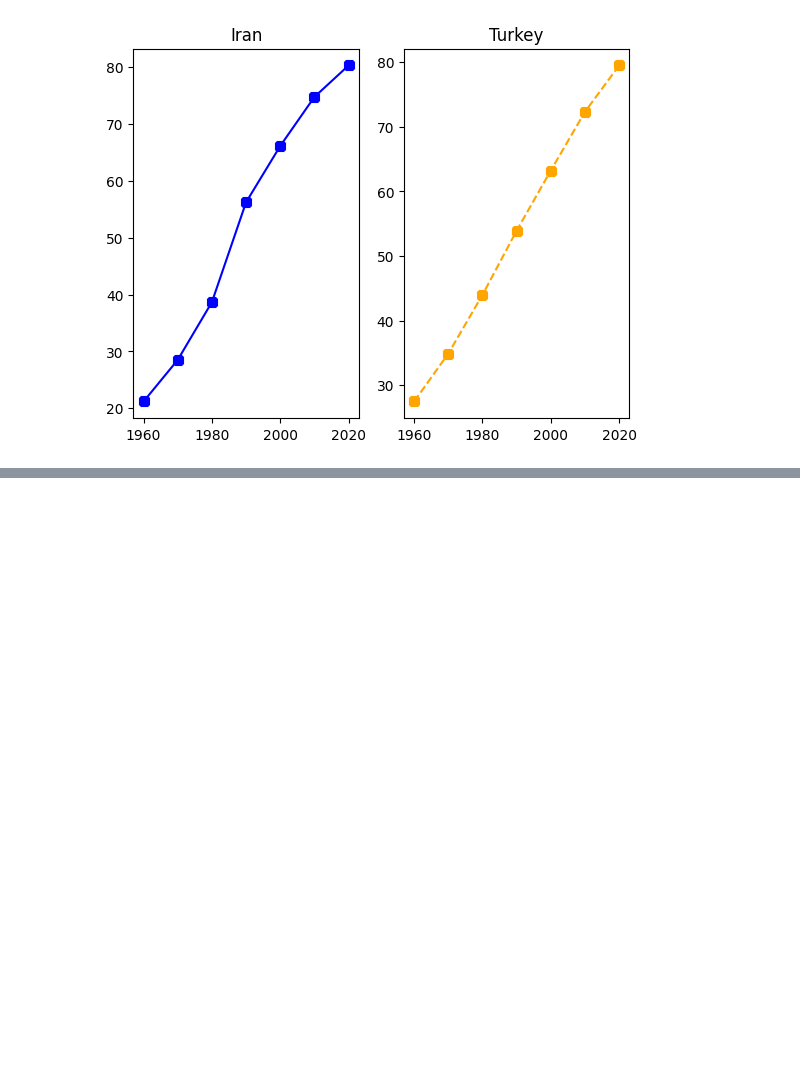
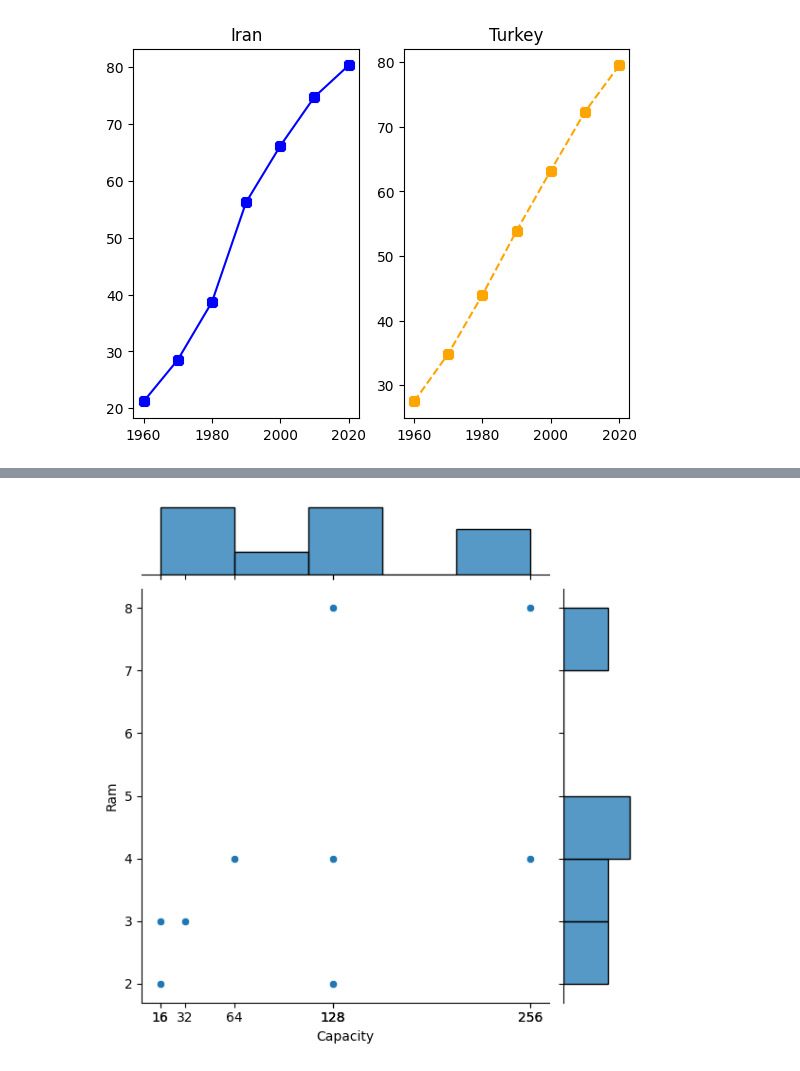
Before and after one commit to docroch/learning-data-science, a Jupyter notebook: data-understanding/data-visualization/plt-sns.ipynb, the cells around one changed output, grey strips where cells are left out. Cells and saved outputs as stored; diff of their text form; code cells hidden in the pictures; blank space fills up the shorter version.

```diff
--- a/data-understanding/data-visualization/plt-sns.ipynb
+++ b/data-understanding/data-visualization/plt-sns.ipynb
@@ -70,0 +104,6 @@ plt.show()
+# %%
+sns.jointplot(x='Capacity', y='Ram', data=df, kind='scatter')
+plt.xticks(df['Capacity'])
+plt.show()
+# %% [output]
+[figure, added]
```
Also changed, not shown: parts of 6 cells of this notebook.
